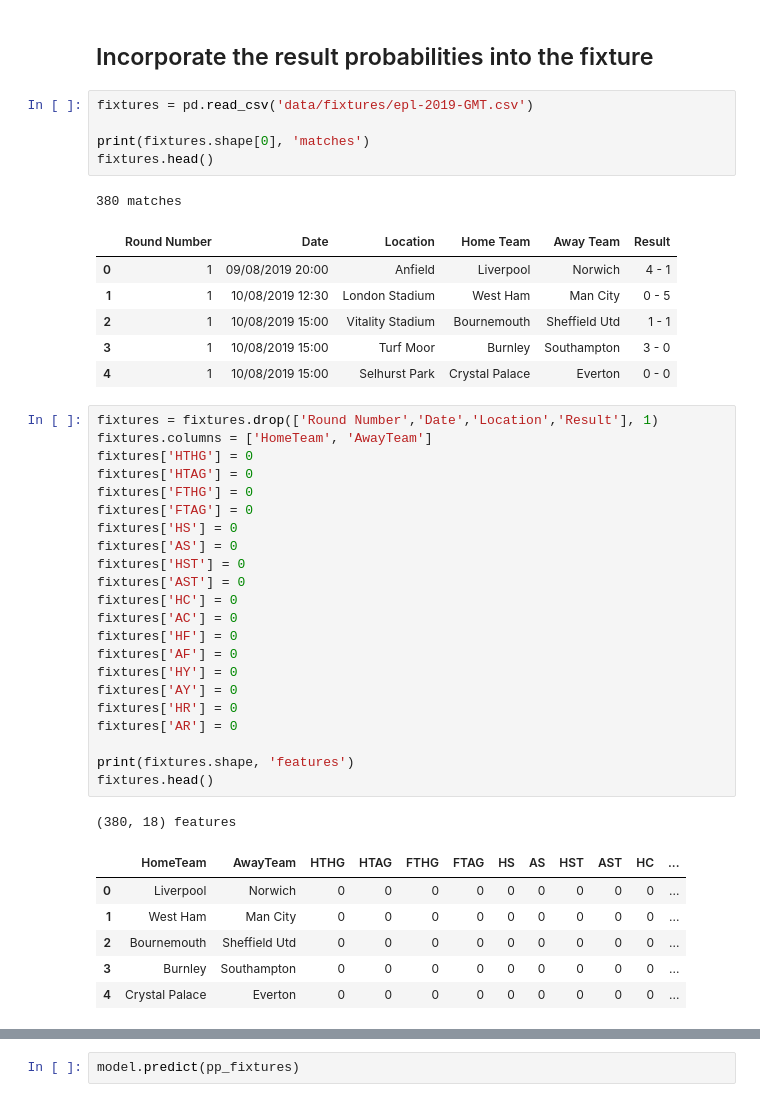
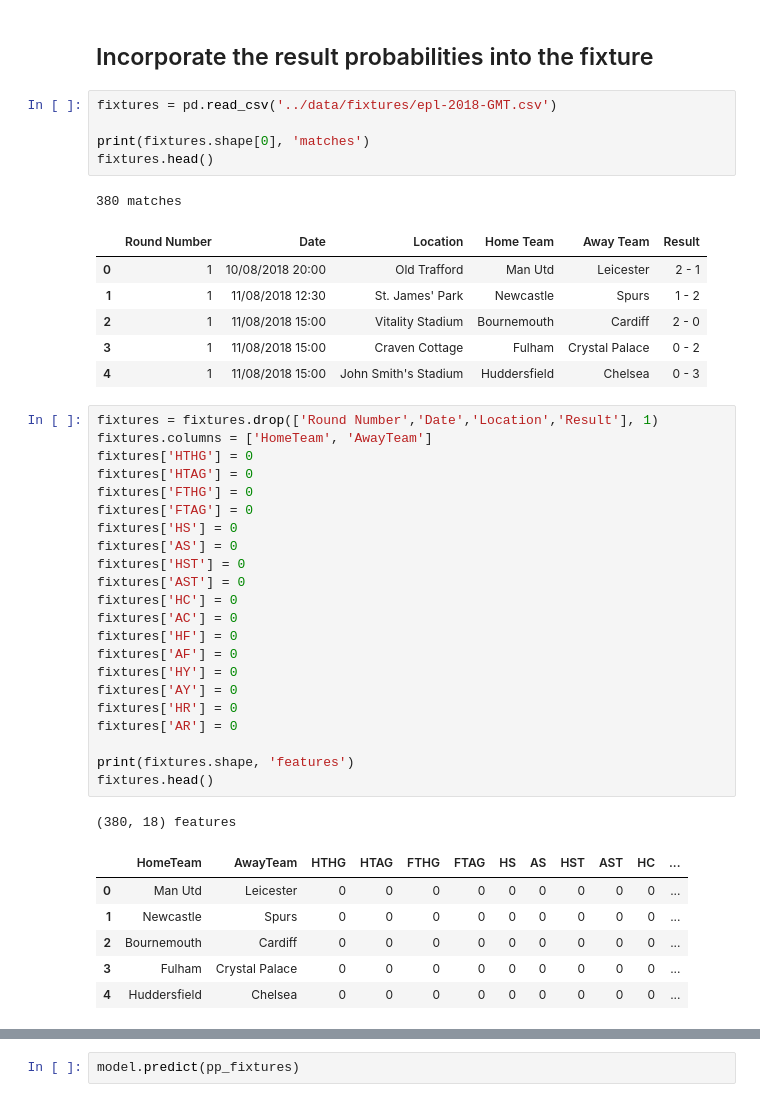
Before and after one commit to likarajo/premier_league, a Jupyter notebook: notebooks/prediction1.ipynb, the cells around one changed output, grey strips where cells are left out. Saved outputs shown, nothing was run; the diff lists cells and outputs as text.

```diff
--- a/prediction.ipynb
+++ b/notebooks/prediction1.ipynb
@@ -266,18 +262,18 @@ prediction_df.head()
 # %% [markdown]
 ## Incorporate the result probabilities into the fixture
 # %%
-fixtures = pd.read_csv('data/fixtures/epl-2019-GMT.csv')
+fixtures = pd.read_csv('../data/fixtures/epl-2018-GMT.csv')
 
 print(fixtures.shape[0], 'matches')
 fixtures.head()
 # %% [output]
 380 matches
 |  | Round Number | Date | Location | Home Team | Away Team | Result |
-| 0 | 1 | 09/08/2019 20:00 | Anfield | Liverpool | Norwich | 4 - 1 |
-| 1 | 1 | 10/08/2019 12:30 | London Stadium | West Ham | Man City | 0 - 5 |
-| 2 | 1 | 10/08/2019 15:00 | Vitality Stadium | Bournemouth | Sheffield Utd | 1 - 1 |
-| 3 | 1 | 10/08/2019 15:00 | Turf Moor | Burnley | Southampton | 3 - 0 |
-| 4 | 1 | 10/08/2019 15:00 | Selhurst Park | Crystal Palace | Everton | 0 - 0 |
+| 0 | 1 | 10/08/2018 20:00 | Old Trafford | Man Utd | Leicester | 2 - 1 |
+| 1 | 1 | 11/08/2018 12:30 | St. James' Park | Newcastle | Spurs | 1 - 2 |
+| 2 | 1 | 11/08/2018 15:00 | Vitality Stadium | Bournemouth | Cardiff | 2 - 0 |
+| 3 | 1 | 11/08/2018 15:00 | Craven Cottage | Fulham | Crystal Palace | 0 - 2 |
+| 4 | 1 | 11/08/2018 15:00 | John Smith's Stadium | Huddersfield | Chelsea | 0 - 3 |
 # %%
 fixtures = fixtures.drop(['Round Number','Date','Location','Result'], 1)
 fixtures.columns = ['HomeTeam', 'AwayTeam']
@@ -303,8 +299,8 @@ fixtures.head()
 # %% [output]
 (380, 18) features
 |  | HomeTeam | AwayTeam | HTHG | HTAG | FTHG | FTAG | HS | AS | HST | AST | HC | ... |
-| 0 | Liverpool | Norwich | 0 | 0 | 0 | 0 | 0 | 0 | 0 | 0 | 0 | ... |
-| 1 | West Ham | Man City | 0 | 0 | 0 | 0 | 0 | 0 | 0 | 0 | 0 | ... |
-| 2 | Bournemouth | Sheffield Utd | 0 | 0 | 0 | 0 | 0 | 0 | 0 | 0 | 0 | ... |
-| 3 | Burnley | Southampton | 0 | 0 | 0 | 0 | 0 | 0 | 0 | 0 | 0 | ... |
-| 4 | Crystal Palace | Everton | 0 | 0 | 0 | 0 | 0 | 0 | 0 | 0 | 0 | ... |
+| 0 | Man Utd | Leicester | 0 | 0 | 0 | 0 | 0 | 0 | 0 | 0 | 0 | ... |
+| 1 | Newcastle | Spurs | 0 | 0 | 0 | 0 | 0 | 0 | 0 | 0 | 0 | ... |
+| 2 | Bournemouth | Cardiff | 0 | 0 | 0 | 0 | 0 | 0 | 0 | 0 | 0 | ... |
+| 3 | Fulham | Crystal Palace | 0 | 0 | 0 | 0 | 0 | 0 | 0 | 0 | 0 | ... |
+| 4 | Huddersfield | Chelsea | 0 | 0 | 0 | 0 | 0 | 0 | 0 | 0 | 0 | ... |
```
Also changed, not shown: parts of 12 cells of this notebook, 47 other files.
